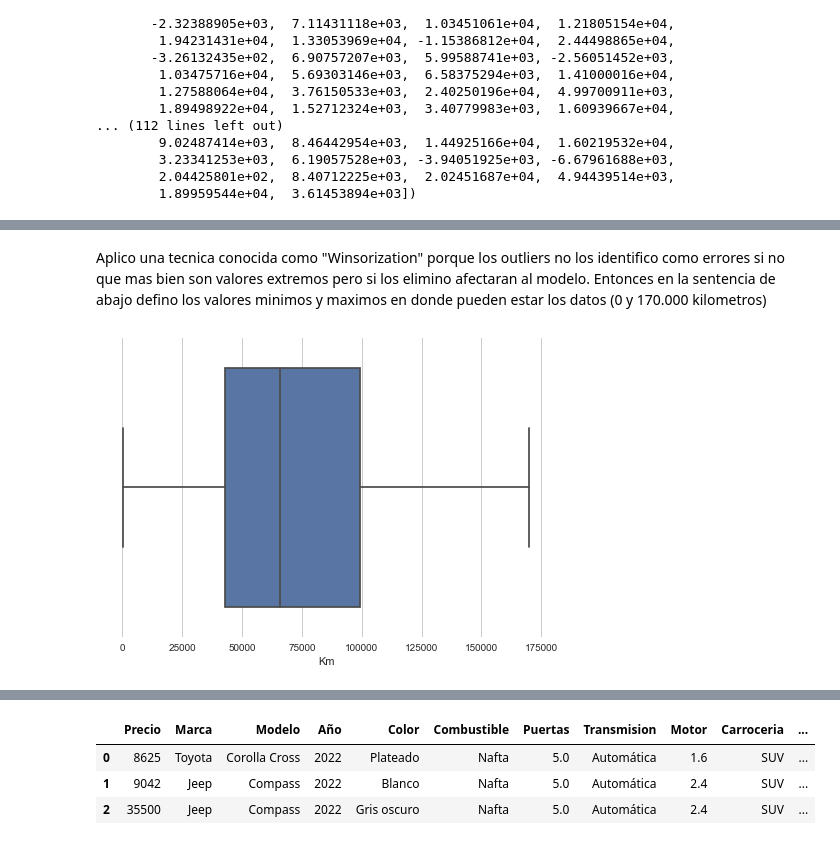
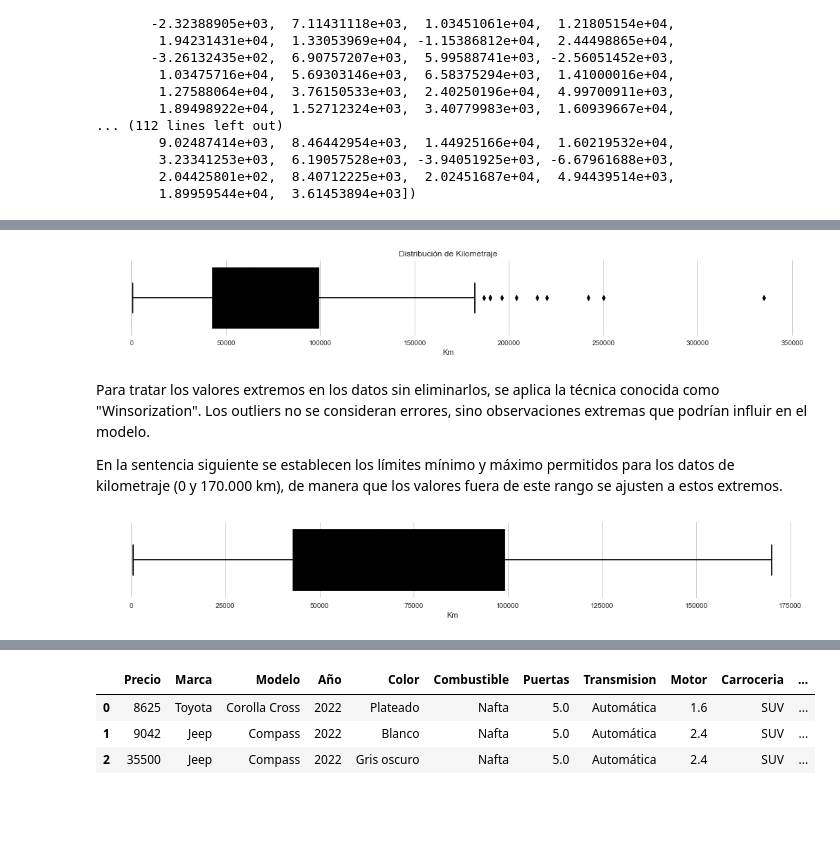
Before and after one commit to NestorDiazDataSC/Analisis_de_Datos, a Jupyter notebook: Argentina_Cars/argentina_cars.ipynb, the cells around one changed output, grey strips where cells are left out. Drawn from its saved outputs; the diff is of its cells as text; code cells hidden in the pictures; blank space fills up the shorter version.

```diff
--- a/Argentina_Cars/argentina_cars.ipynb
+++ b/Argentina_Cars/argentina_cars.ipynb
@@ -625,12 +646,22 @@ plt.show()
+# %%
+# Grafico para ver los outliers, son todos los puntos fuera del grafico (fuera del diagrama de caja)
+plt.figure(figsize=(18, 2))
+sns.boxplot(x=df['Km'], color="black")
+plt.title("Distribución de Kilometraje")
+plt.show()
+# %% [output]
+[figure, added]
 # %% [markdown]
-Aplico una tecnica conocida como "Winsorization" porque los outliers no los identifico como errores si no que mas bien son
-valores extremos pero si los elimino afectaran al modelo. Entonces en la sentencia de abajo defino los valores minimos y maximos en donde pueden estar los datos (0 y 170.000 kilometros)
+Para tratar los valores extremos en los datos sin eliminarlos, se aplica la técnica conocida como "Winsorization". Los outliers no se consideran errores, sino observaciones extremas que podrían influir en el modelo.
+
+En la sentencia siguiente se establecen los límites mínimo y máximo permitidos para los datos de kilometraje (0 y 170.000 km), de manera que los valores fuera de este rango se ajusten a estos extremos.
 # %%
 df['Km'] = df['Km'].clip(lower=0, upper=170000)
 # %%
 # Vuelvo a pasar la sentencia del grafico y se puede ver que ya no tiene outliers, pero a la vez no se borraron los datos.
-sns.boxplot(x=df['Km'])
+plt.figure(figsize=(18, 2))
+sns.boxplot(x=df['Km'], color="black")
 plt.show()
 # %% [output]
-[figure, old version]
+[figure, new version]
 # %%
```
Also changed, not shown: parts of 87 cells of this notebook.
